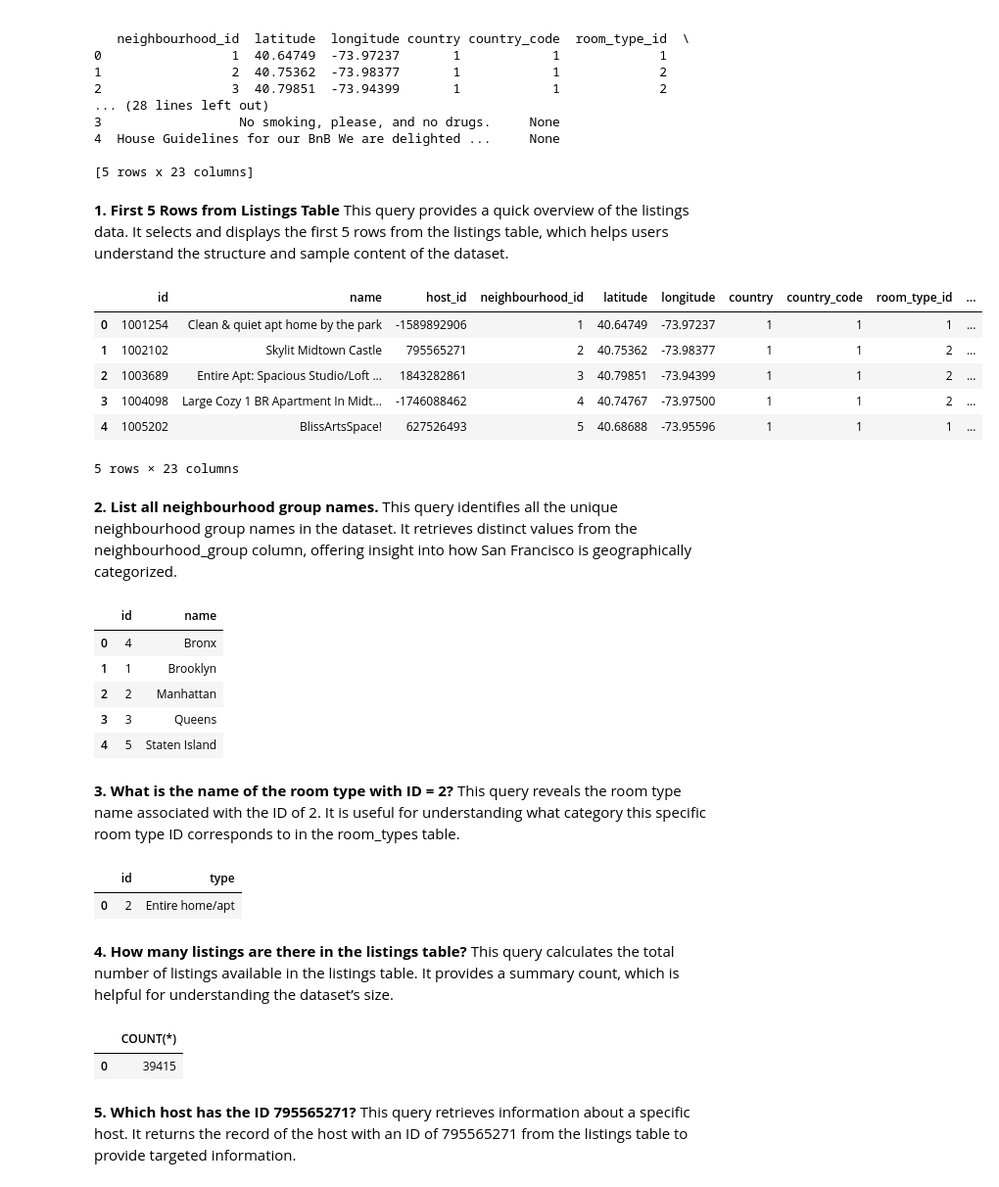
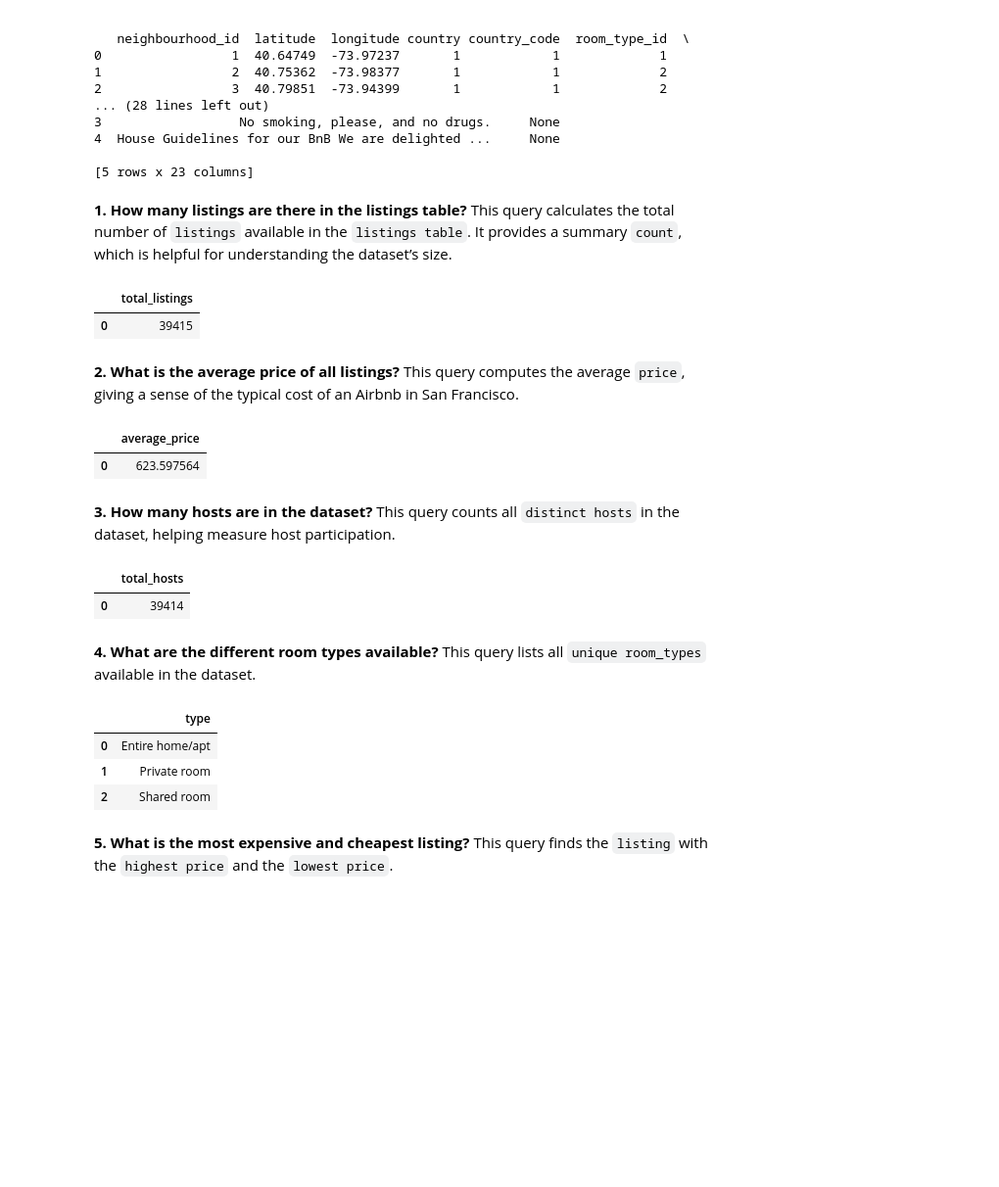
Before and after one commit to HopeMohola/Predict, a Jupyter notebook: Predict Practicals.ipynb, the cells around one changed output. Shown at 98% size. Drawn from its saved outputs; the diff is of its cells as text; code cells hidden in the pictures; blank space fills up the shorter version.

```diff
--- a/Predict Practicals.ipynb
+++ b/Predict Practicals.ipynb
@@ -107,68 +107,64 @@ First 5 rows of table: listings
 
 [5 rows x 23 columns]
 # %% [markdown]
-**1. First 5 Rows from Listings Table**
-This query provides a quick overview of the listings data.
-It selects and displays the first 5 rows from the listings table, which helps users understand the structure and sample content of the dataset.
+**1. How many listings are there in the listings table?**
+This query calculates the total number of `listings` available in the `listings table`. It provides a summary `count`, which is helpful for understanding the dataset’s size.
 # %%
-query = "SELECT * FROM listings LIMIT 5;"
+query = """
+        SELECT COUNT(*) AS total_listings
+        FROM listings;"""
 q = pd.read_sql(query, conn)
 
 # Show result
 q.head()
 # %% [output]
-|  | id | name | host_id | neighbourhood_id | latitude | longitude | country | country_code | room_type_id | ... |
-| 0 | 1001254 | Clean & quiet apt home by the park | -1589892906 | 1 | 40.64749 | -73.97237 | 1 | 1 | 1 | ... |
-| 1 | 1002102 | Skylit Midtown Castle | 795565271 | 2 | 40.75362 | -73.98377 | 1 | 1 | 2 | ... |
-| 2 | 1003689 | Entire Apt: Spacious Studio/Loft ... | 1843282861 | 3 | 40.79851 | -73.94399 | 1 | 1 | 2 | ... |
-| 3 | 1004098 | Large Cozy 1 BR Apartment In Midt... | -1746088462 | 4 | 40.74767 | -73.97500 | 1 | 1 | 2 | ... |
-| 4 | 1005202 | BlissArtsSpace! | 627526493 | 5 | 40.68688 | -73.95596 | 1 | 1 | 1 | ... |
+|  | total_listings |
+| 0 | 39415 |
-5 rows × 23 columns
 # %% [markdown]
-**2. List all neighbourhood group names.**
-This query identifies all the unique neighbourhood group names in the dataset.
-It retrieves distinct values from the neighbourhood_group column, offering insight into how San Francisco is geographically categorized.
+**2. What is the average price of all listings?**
+This query computes the average `price`, giving a sense of the typical cost of an Airbnb in San Francisco.
 # %%
-query = "SELECT * FROM neighbourhood_groups;"
+query = """
+        SELECT AVG(price) AS average_price
+        FROM listings;"""
 q = pd.read_sql(query, conn)
 
 # Show result
 q.head()
 # %% [output]
-|  | id | name |
-| 0 | 4 | Bronx |
-| 1 | 1 | Brooklyn |
-| 2 | 2 | Manhattan |
-| 3 | 3 | Queens |
-| 4 | 5 | Staten Island |
+|  | average_price |
+| 0 | 623.597564 |
 # %% [markdown]
-**3. What is the name of the room type with ID = 2?**
-This query reveals the room type name associated with the ID of 2.
-It is useful for understanding what category this specific room type ID corresponds to in the room_types table.
+**3. How many hosts are in the dataset?**
+This query counts all `distinct hosts` in the dataset, helping measure host participation.
 # %%
-query = "SELECT * FROM room_types WHERE id = 2;"
+query = """
+        SELECT COUNT(DISTINCT host_id) AS total_hosts
+        FROM listings;"""
 q = pd.read_sql(query, conn)
 
 # Show result
 q.head()
 # %% [output]
-|  | id | type |
-| 0 | 2 | Entire home/apt |
+|  | total_hosts |
+| 0 | 39414 |
 # %% [markdown]
-**4. How many listings are there in the listings table?**
-This query calculates the total number of listings available in the listings table.
-It provides a summary count, which is helpful for understanding the dataset’s size.
+**4. What are the different room types available?**
+This query lists all `unique room_types` available in the dataset.
 # %%
-query = "SELECT COUNT(*) FROM listings;"
+query = """
+        SELECT DISTINCT type
+        FROM room_types;"""
 q = pd.read_sql(query, conn)
 
 # Show result
 q.head()
 # %% [output]
-|  | COUNT(*) |
-| 0 | 39415 |
+|  | type |
+| 0 | Entire home/apt |
+| 1 | Private room |
+| 2 | Shared room |
 # %% [markdown]
-**5. Which host has the ID 795565271?**
-This query retrieves information about a specific host.
-It returns the record of the host with an ID of 795565271 from the listings table to provide targeted information.
+**5. What is the most expensive and cheapest listing?**
+This query finds the `listing` with the `highest price` and the `lowest price`.
 # %%
```
Also changed, not shown: parts of 18 cells of this notebook.
